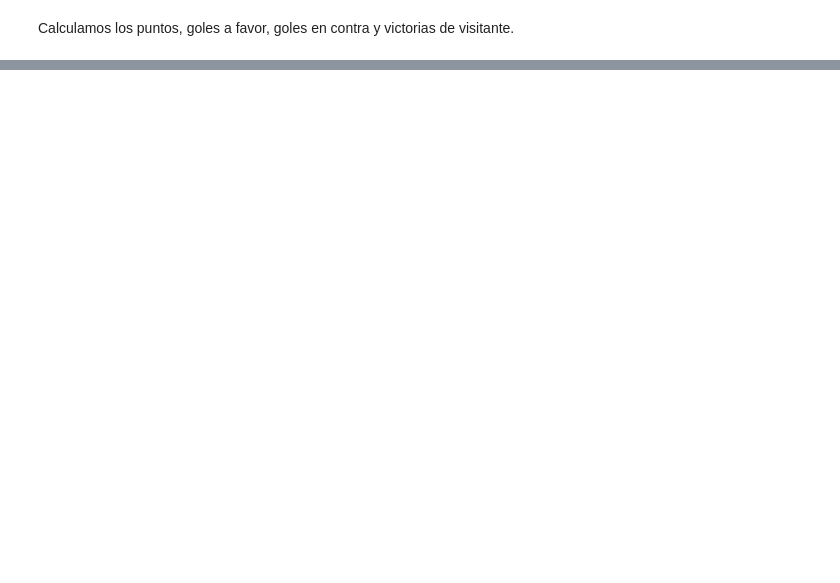
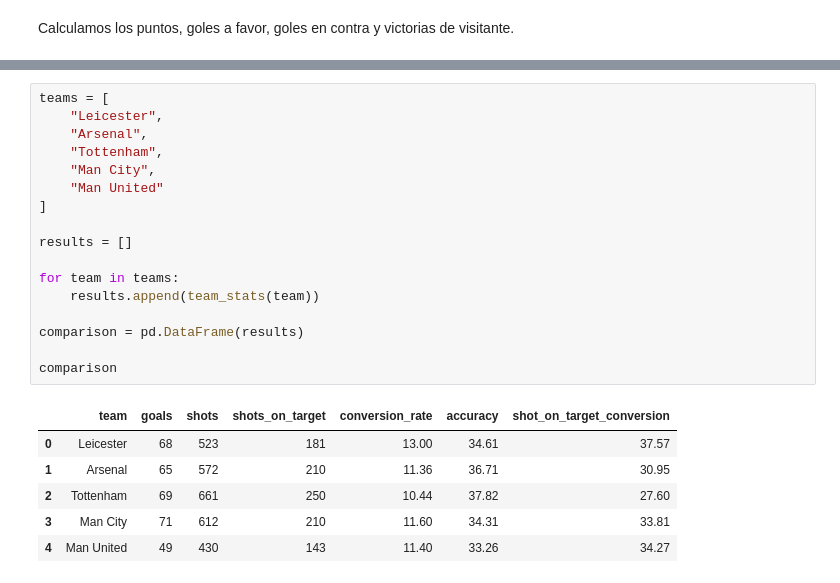
Before and after one commit to FrancoJarc/premier_league_analysis, a Jupyter notebook: notebooks/analysis.ipynb, the cells around one changed output, grey strips where cells are left out. Drawn from its saved outputs; the diff is of its cells as text; blank space fills up the shorter version.

```diff
--- a/notebooks/analysis.ipynb
+++ b/notebooks/analysis.ipynb
@@ -391,0 +520,24 @@ print(away_wins)
+# %%
+teams = [
+    "Leicester",
+    "Arsenal",
+    "Tottenham",
+    "Man City",
+    "Man United"
+]
+
+results = []
+
+for team in teams:
+    results.append(team_stats(team))
+
+comparison = pd.DataFrame(results)
+
+comparison
+# %% [output]
+|  | team | goals | shots | shots_on_target | conversion_rate | accuracy | shot_on_target_conversion |
+| 0 | Leicester | 68 | 523 | 181 | 13.00 | 34.61 | 37.57 |
+| 1 | Arsenal | 65 | 572 | 210 | 11.36 | 36.71 | 30.95 |
+| 2 | Tottenham | 69 | 661 | 250 | 10.44 | 37.82 | 27.60 |
+| 3 | Man City | 71 | 612 | 210 | 11.60 | 34.31 | 33.81 |
+| 4 | Man United | 49 | 430 | 143 | 11.40 | 33.26 | 34.27 |
```
Also changed, not shown: parts of 15 cells of this notebook.
